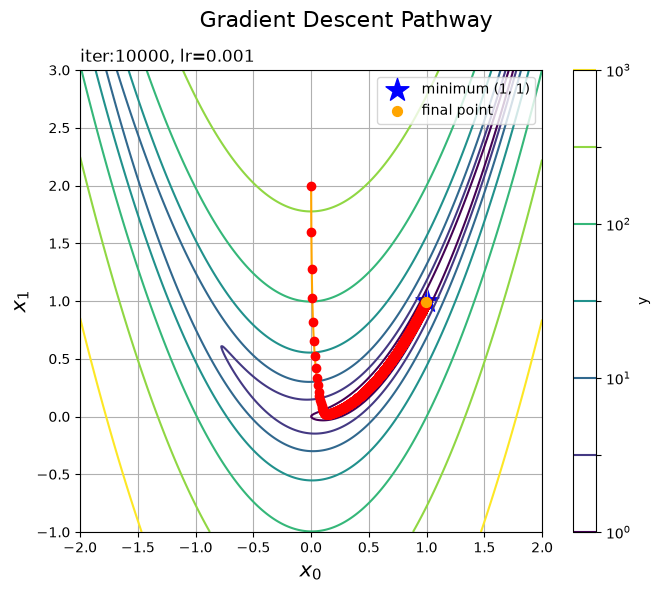
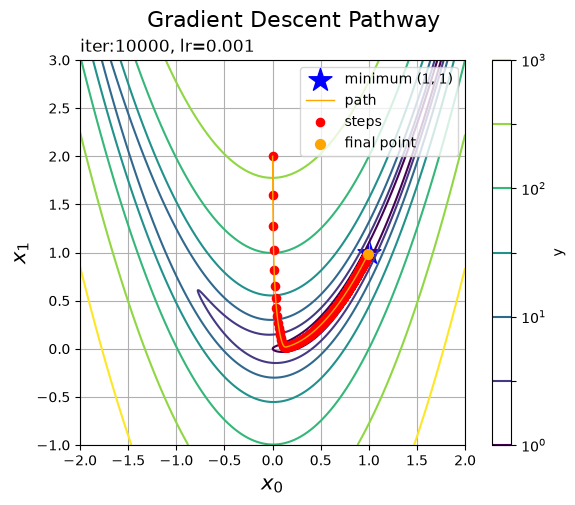
The notebook cell's code change between the first figure and the second:
--- before
+++ after
@@ -1,12 +1,13 @@
 xs, ys = zip(*history)
 
-def display_gradient_descent_pathway(xs, ys, x0_grid, x1_grid, y_grid, levs, iters, lr, ax=None):
+def display_gradient_descent_pathway(xs, ys, x0_grid, x1_grid, y_grid, levs, iters, lr, ax=None, show_legend=True):
     standalone = ax is None
     if standalone:
-        fig, ax = plt.subplots(figsize=(8, 6), facecolor='white')
+        fig, ax = plt.subplots(figsize=(7, 5), facecolor='white')
         fig.suptitle('Gradient Descent Pathway', fontsize=16)
-    cnt = ax.contour(x0_grid, x1_grid, y_grid, norm=LogNorm(), levels=levs)
-    ax.scatter(1.0, 1.0, marker='*', s=300, c='blue', label='minimum (1, 1)')
-    ax.plot(xs, ys, c='orange', marker='o', mfc='red', mec='red')
+    cnt = ax.contour(x0_grid, x1_grid, y_grid, norm=LogNorm(), levels=levs, zorder=2)
+    ax.scatter(1.0, 1.0, marker='*', s=300, c='blue', label='minimum (1, 1)', zorder=1)
+    ax.plot(xs, ys,c='orange',linewidth=1,zorder=4,label='path')
+    ax.scatter(xs, ys,c='red',s=35,zorder=3,label='steps')
     ax.scatter(xs[-1], ys[-1], marker='o', s=50, c='orange', edgecolors='orange', zorder=5, label='final point')
     ax.set_xlabel('$x_0$', fontsize=15)
@@ -14,7 +15,8 @@
     ax.set_title('iter:' + str(iters) + ', lr=' + str(lr), loc='left')
     plt.colorbar(cnt, ax=ax, label='y')
-    ax.grid()
+    ax.grid(zorder=0)
     ax.set_aspect('equal')
-    ax.legend()
+    if show_legend:
+        ax.legend()
     if standalone:
         plt.show()

Commit: nb06: add start_point comparison